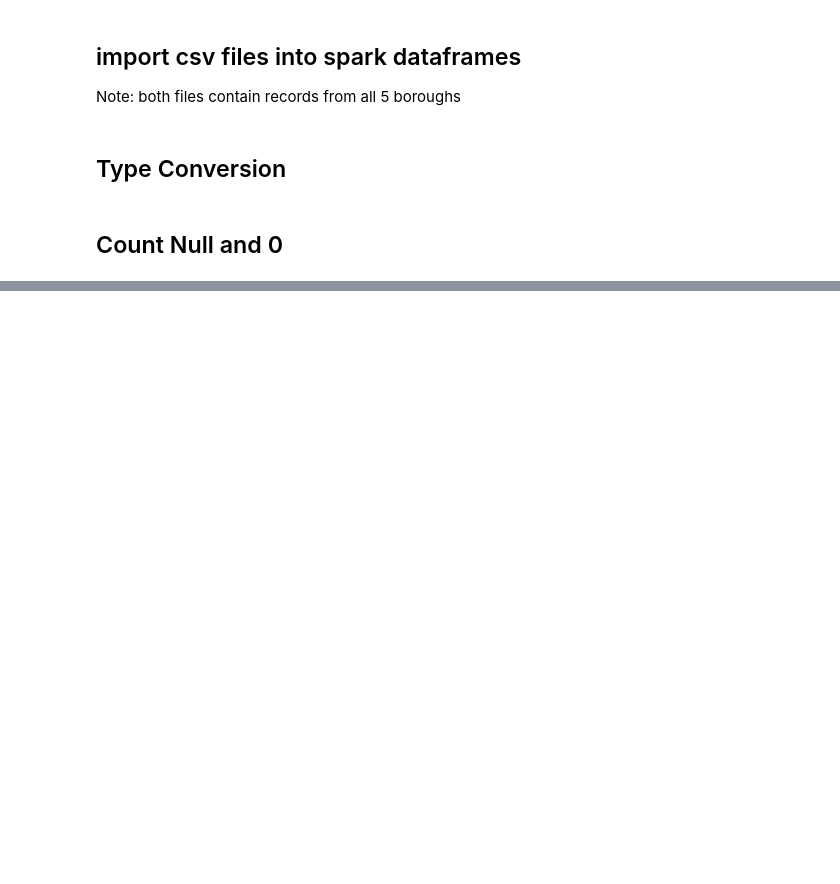
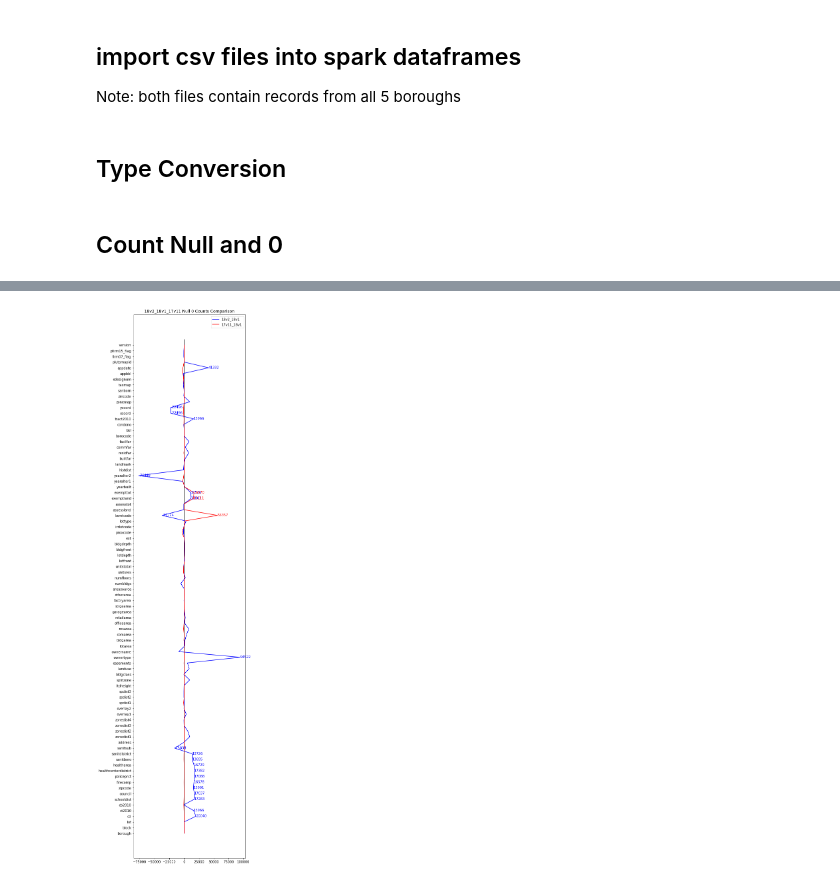
Before and after one commit to NYCPlanning/db-pluto-qaqc, a Jupyter notebook: pluto_18v2_18v1_null_comparison.ipynb, the cells around one changed output, grey strips where cells are left out. Cells and saved outputs as stored; diff of their text form; code cells hidden in the pictures; blank space fills up the shorter version.

```diff
--- a/pluto_18v2_18v1_null_comparison.ipynb
+++ b/pluto_18v2_18v1_null_comparison.ipynb
@@ -41,6 +44,7 @@ df2 = df2.select(cols)
 for A in double_columns:
     df1 = df1.withColumn(A, round(col(A).cast(DoubleType()), 2))
     df2 = df2.withColumn(A, round(col(A).cast(DoubleType()), 2))
+    df3 = df3.withColumn(A, round(col(A).cast(DoubleType()), 2))
 # %% [markdown]
 ## Count Null and 0
 # %%
@@ -49,7 +53,10 @@ null_1 = df1.select([(count(when(isnan(c) | col(c).isNull(), 1))\
 # %%
 null_2 = df2.select([(count(when(isnan(c) | col(c).isNull(), 1))\
                       + count(when(col(c)==0,1))).alias(c) for c in df2.columns]).toPandas()
+# %%
+null_3 = df3.select([(count(when(isnan(c) | col(c).isNull(), 1))\
+                      + count(when(col(c)==0,1))).alias(c) for c in df3.columns]).toPandas()
 # %%
-null_all = pd.concat([null_2, null_1])
+null_all = pd.concat([null_3, null_2, null_1])
 null_change = null_all.pct_change()
 # %%
@@ -89,0 +90,3 @@ plt.show()
+# %%
+null_all.index = ['17v11', '18v1', '18v2']
+null_all
@@ -89,0 +99,29 @@ plt.show()
+# %%
+plt.figure(figsize=(6, 30))
+
+difference1 = null_all.iloc[1, :]-null_all.iloc[0, :]
+difference2 = null_all.iloc[2, :]-null_all.iloc[1, :]
+
+plt.plot(difference2, range(87), label = '18v2_18v1', color = 'blue')
+plt.plot(difference1, range(87), label = '17v11_18v1', color = 'red')
+plt.vlines(0, 0, 87) #0 reference line
+
+for i in range(87):
+    if abs(difference2[i]) >= 10000:
+        plt.text(x = difference2[i] , y = i - 0.15, s = '{}'.format(difference2[i]), size = 10, color = 'blue')
+    else:
+        pass
+
+for i in range(87):
+    if abs(difference1[i]) >= 10000:
+        plt.text(x = difference1[i] , y = i-0.15, s = '{}'.format(difference1[i]), size = 10, color = 'red')
+    else:
+        pass
+
+plt.yticks(range(87), null_all.columns, rotation='horizontal')
+plt.title('18v2_18v1_17v11 Null 0 Counts Comparison')
+plt.legend()
+plt.savefig('18v2_18v1_17v11_Null0_Comparison.png', bbox_inches='tight')
+plt.show()
+# %% [output]
+[figure, added]
```
Also changed, not shown: parts of 9 cells of this notebook, 4 other files.
